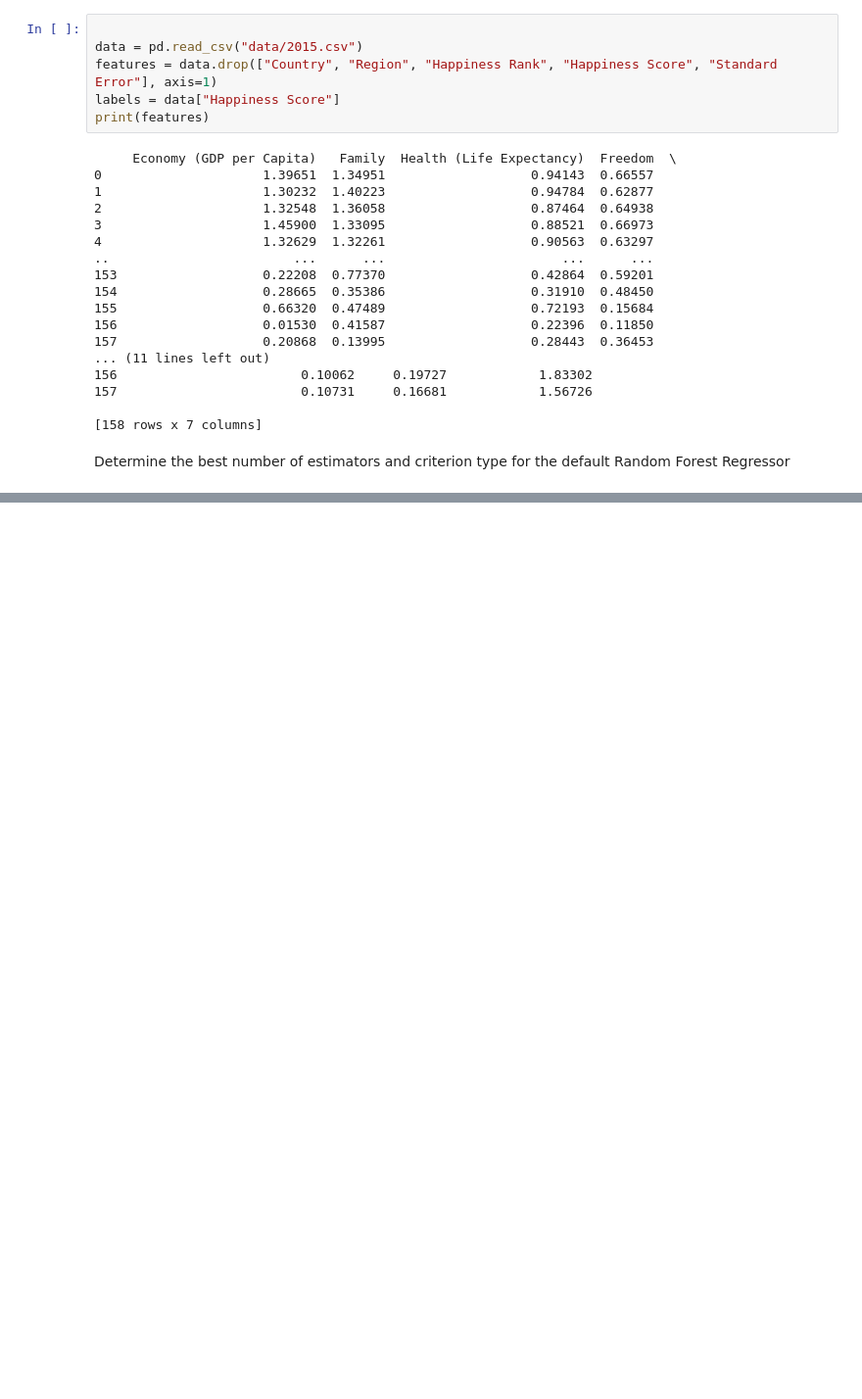
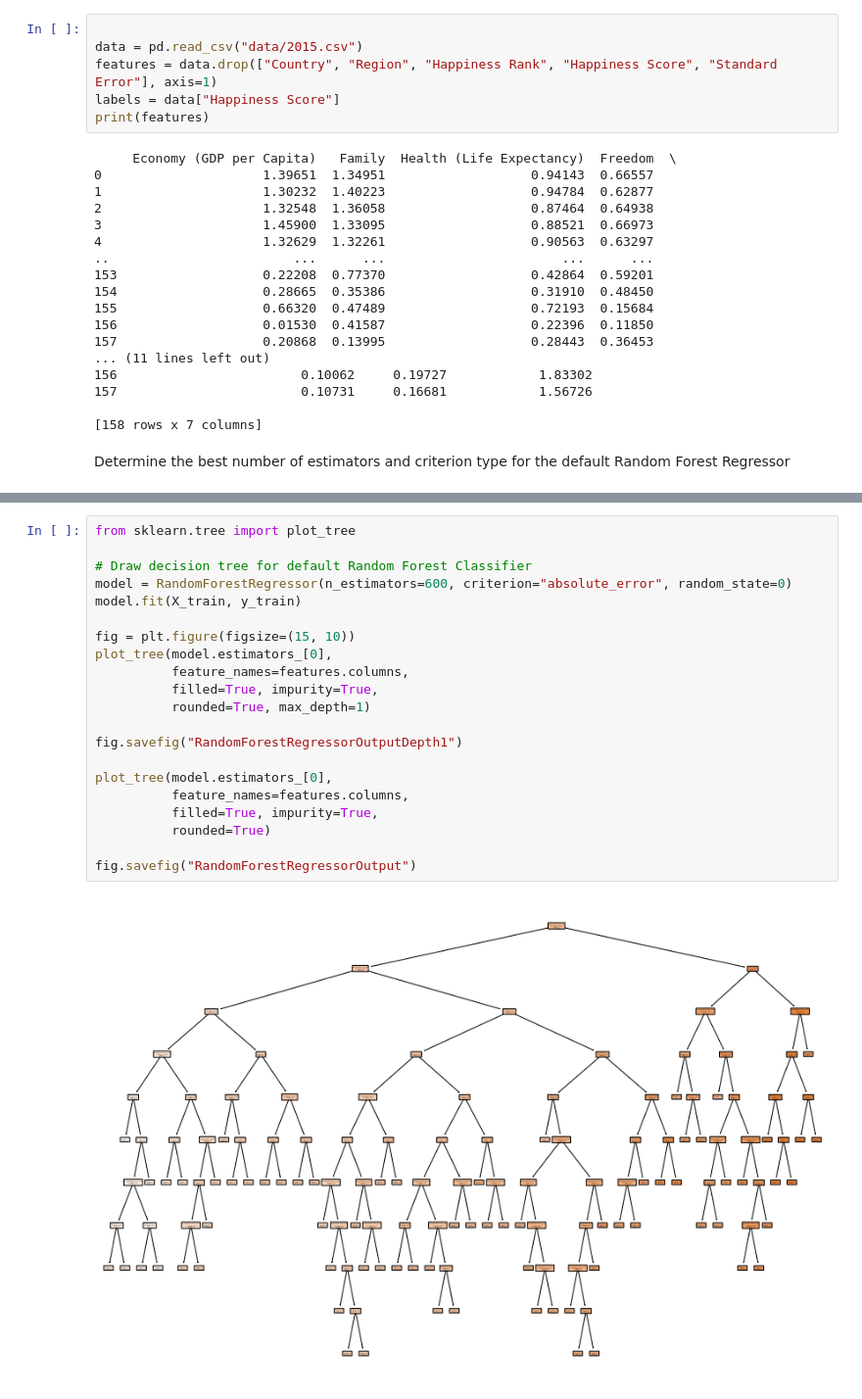
Before and after one commit to b4yc/ensf544-project2-team9, a Jupyter notebook: Paper4.ipynb, the cells around one changed output, grey strips where cells are left out. Shown at 98% size. Saved outputs shown, nothing was run; the diff lists cells and outputs as text; blank space fills up the shorter version.

```diff
--- a/Paper4.ipynb
+++ b/Paper4.ipynb
@@ -88,0 +118,23 @@ For RMSE (0.235351) optimal estimators is 600, criterion is absolute_error
+# %%
+from sklearn.tree import plot_tree
+
+# Draw decision tree for default Random Forest Classifier
+model = RandomForestRegressor(n_estimators=600, criterion="absolute_error", random_state=0)
+model.fit(X_train, y_train)
+
+fig = plt.figure(figsize=(15, 10))
+plot_tree(model.estimators_[0],
+          feature_names=features.columns,
+          filled=True, impurity=True,
+          rounded=True, max_depth=1)
+
+fig.savefig("RandomForestRegressorOutputDepth1")
+
+plot_tree(model.estimators_[0],
+          feature_names=features.columns,
+          filled=True, impurity=True,
+          rounded=True)
+
+fig.savefig("RandomForestRegressorOutput")
+# %% [output]
+[figure, added]
```
Also changed, not shown: parts of 2 cells of this notebook, 2 other files.
